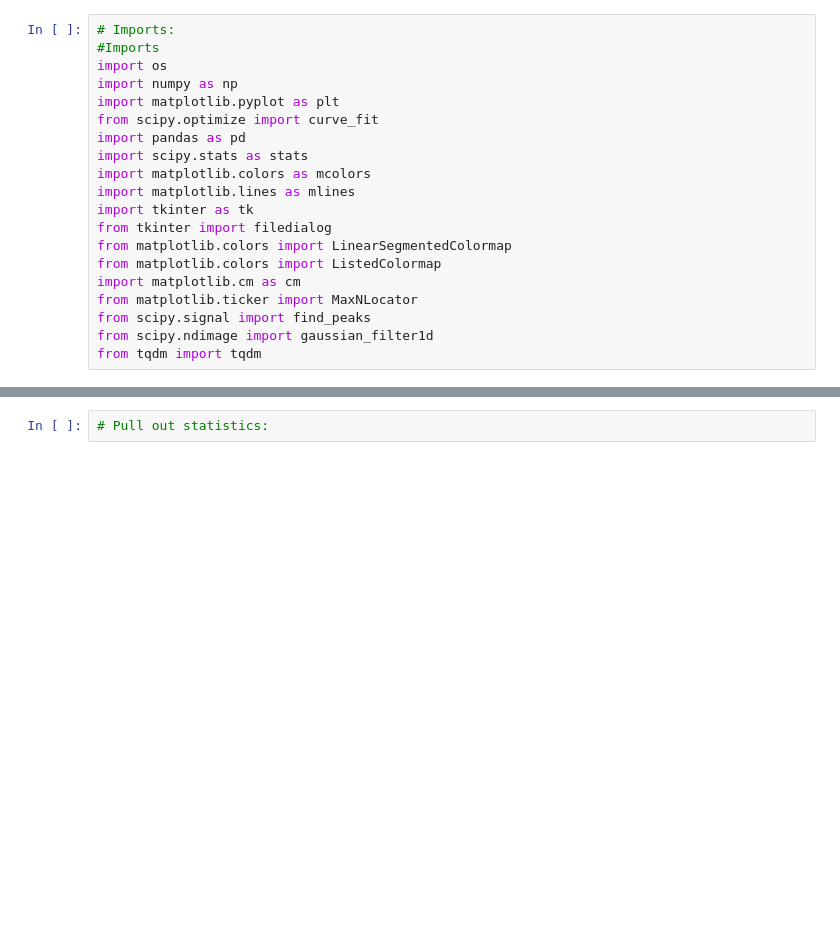
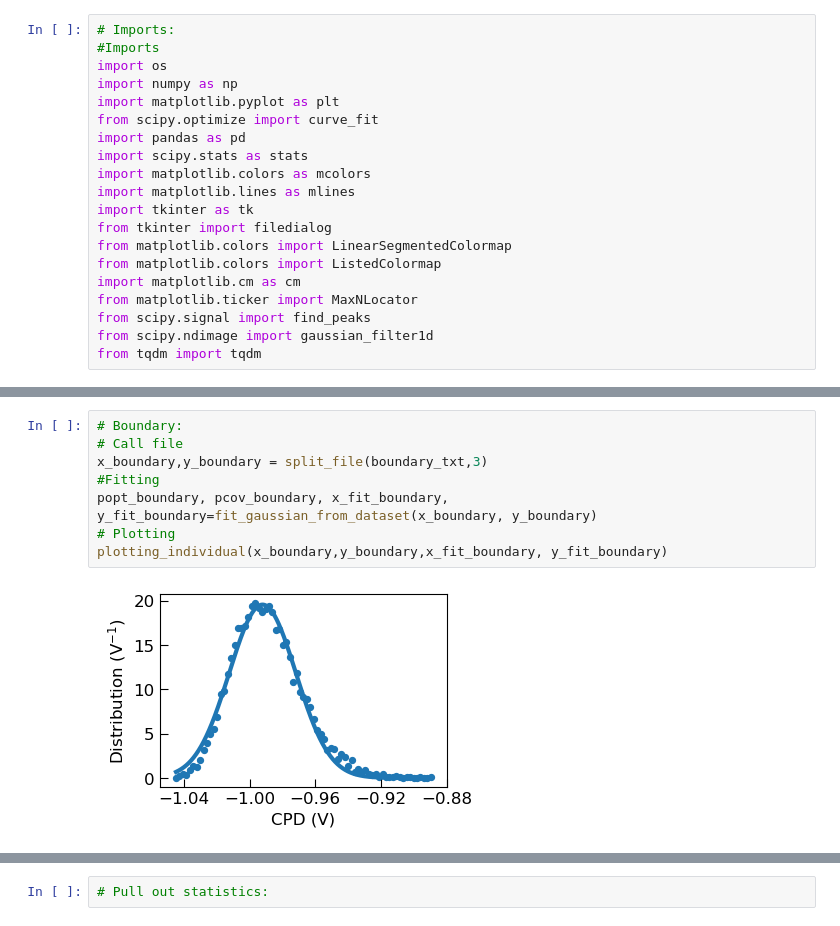
Before and after one commit to RamadanLab/KPFM_processing, a Jupyter notebook: ComparingGBGItoFullImage/Comparison overlap.ipynb, the cells around one changed output, grey strips where cells are left out. Drawn from its saved outputs; the diff is of its cells as text; blank space fills up the shorter version.

```diff
--- a/ComparingGBGItoFullImage/Comparison overlap.ipynb
+++ b/ComparingGBGItoFullImage/Comparison overlap.ipynb
@@ -241 +183,11 @@ def multi_gaussian_folder(file_path, rows, linecolour, name):
+# %%
+# Boundary:
+# Call file
+x_boundary,y_boundary = split_file(boundary_txt,3)
+#Fitting
+popt_boundary, pcov_boundary, x_fit_boundary, y_fit_boundary=fit_gaussian_from_dataset(x_boundary, y_boundary)
+# Plotting
+plotting_individual(x_boundary,y_boundary,x_fit_boundary, y_fit_boundary)
+# %% [output]
+[figure, added]
 # %%
```
Also changed, not shown: parts of 10 cells of this notebook.
